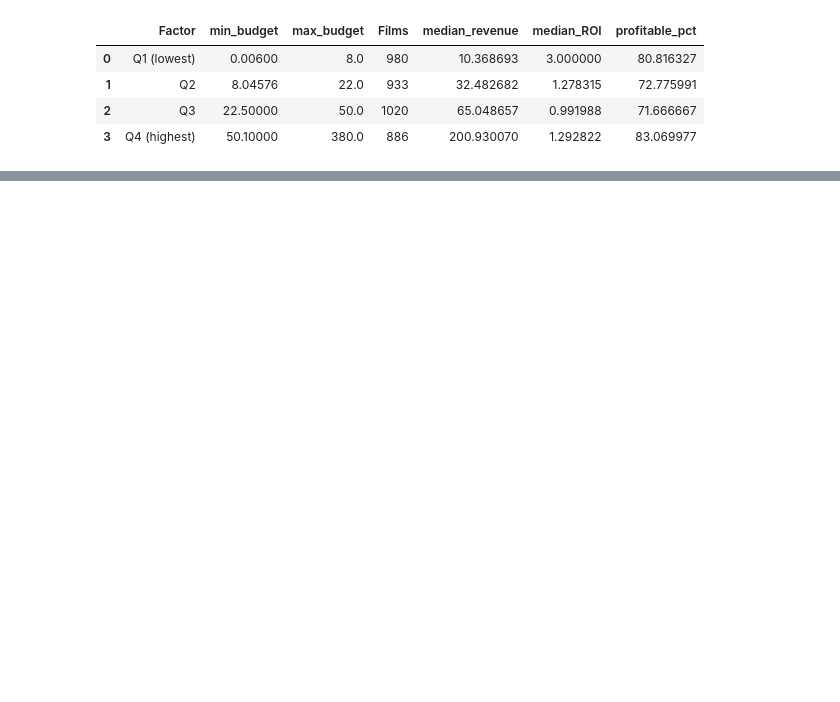
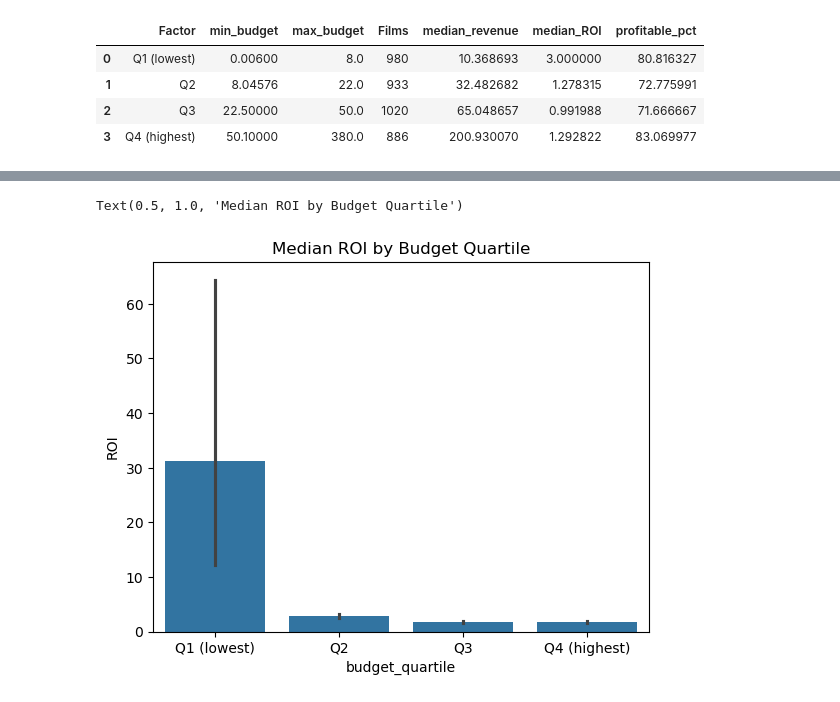
Before and after one commit to mlholg99/BAN5103_group1_project, a Jupyter notebook: notebooks/movies_project_starter.ipynb, the cells around one changed output, grey strips where cells are left out. Saved outputs shown, nothing was run; the diff lists cells and outputs as text; code cells hidden in the pictures; blank space fills up the shorter version.

```diff
--- a/notebooks/movies_project_starter.ipynb
+++ b/notebooks/movies_project_starter.ipynb
@@ -343,0 +419,10 @@ display(quartile_table)
+# %%
+# Bar chart for median ROI by quartile of budget_millions Title: "Median ROI by Budget Quartile"
+
+import seaborn as sns
+
+sns.barplot(x="budget_quartile", y="ROI", data=movies_abt)
+plt.title("Median ROI by Budget Quartile")
+# %% [output]
+Text(0.5, 1.0, 'Median ROI by Budget Quartile')
+[figure, added]
```
Also changed, not shown: parts of 13 cells of this notebook.
